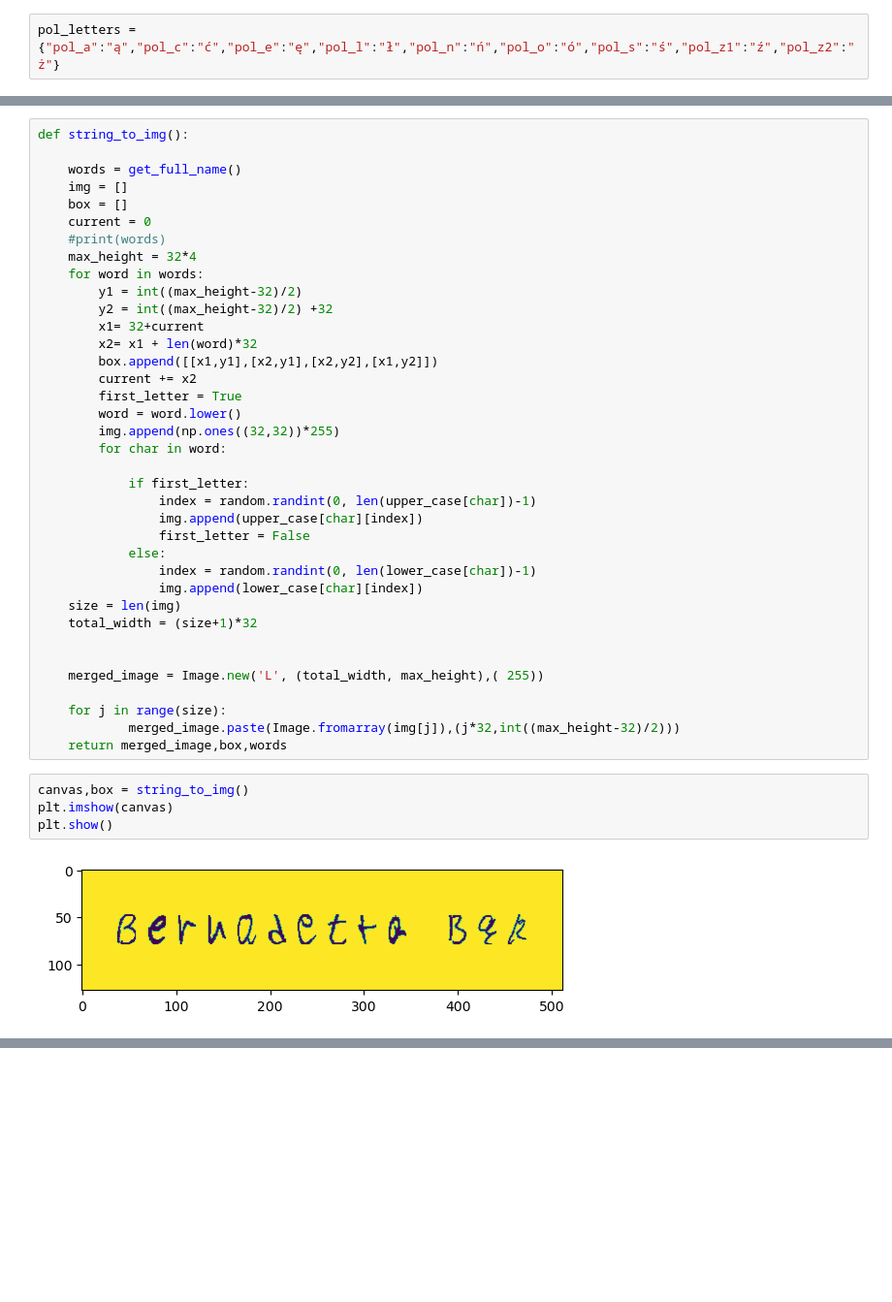
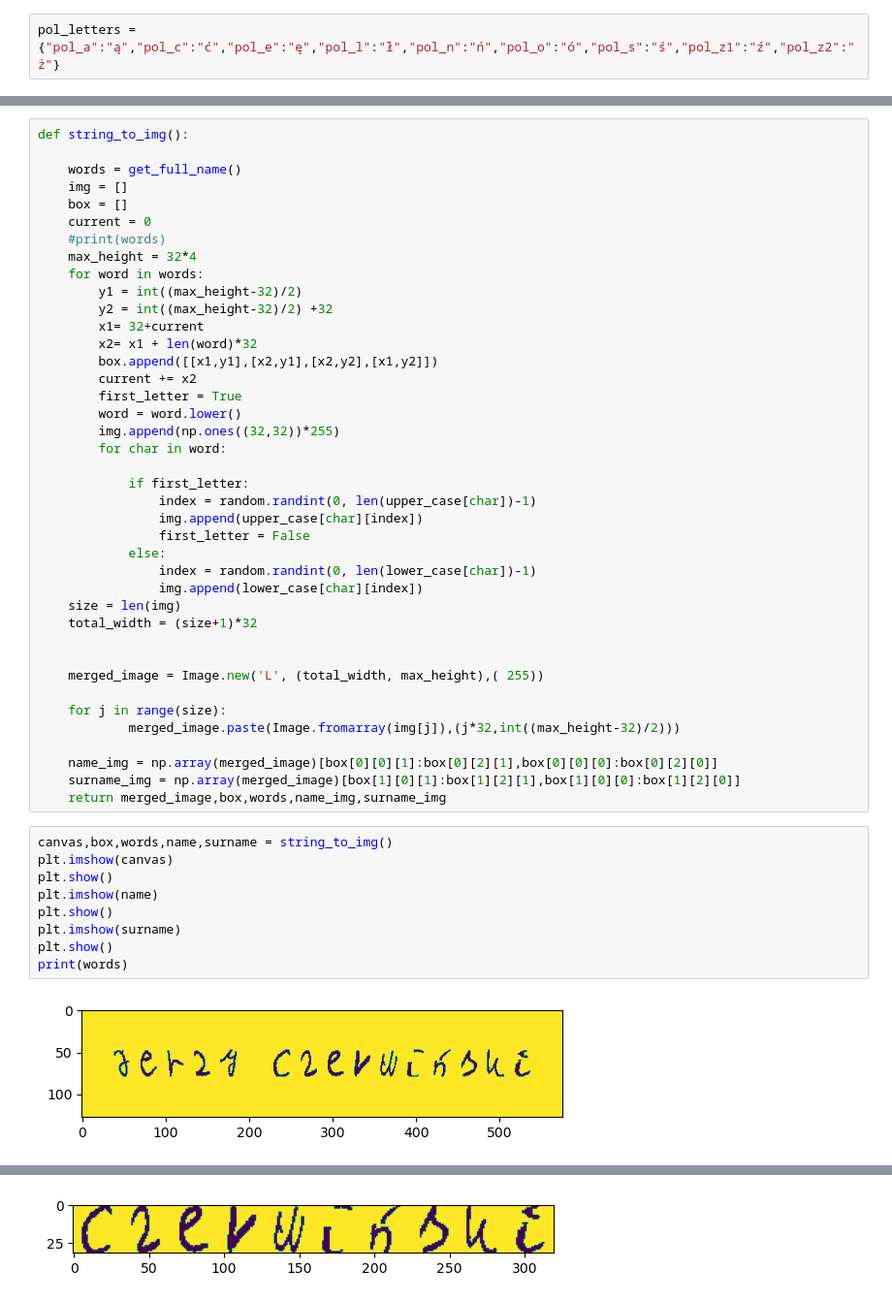
Before and after one commit to JanGorczynski/Embeded-Signature-Recognizer, a Jupyter notebook: Data_Generation.ipynb, the cells around one changed output, grey strips where cells are left out. Shown at 97% size. Drawn from its saved outputs; the diff is of its cells as text; blank space fills up the shorter version.

```diff
--- a/Data_Generation.ipynb
+++ b/Data_Generation.ipynb
@@ -178,10 +178,18 @@ def string_to_img():
 
     for j in range(size):
             merged_image.paste(Image.fromarray(img[j]),(j*32,int((max_height-32)/2)))
-    return merged_image,box,words
+
+    name_img = np.array(merged_image)[box[0][0][1]:box[0][2][1],box[0][0][0]:box[0][2][0]]
+    surname_img = np.array(merged_image)[box[1][0][1]:box[1][2][1],box[1][0][0]:box[1][2][0]]
+    return merged_image,box,words,name_img,surname_img
 # %%
-canvas,box = string_to_img()
+canvas,box,words,name,surname = string_to_img()
 plt.imshow(canvas)
 plt.show()
+plt.imshow(name)
+plt.show()
+plt.imshow(surname)
+plt.show()
+print(words)
 # %% [output]
-[figure, old version]
+[figure, new version]
@@ -187,0 +197 @@ plt.show()
+[figure, added]
```
Also changed, not shown: parts of 25 cells of this notebook.
